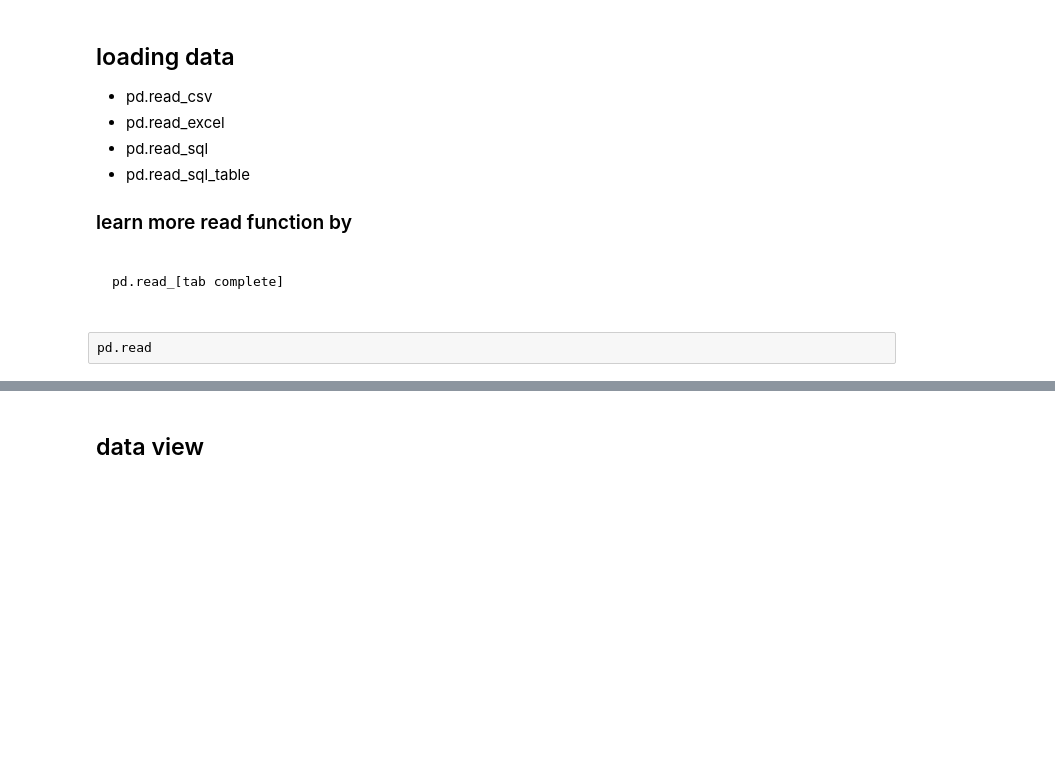
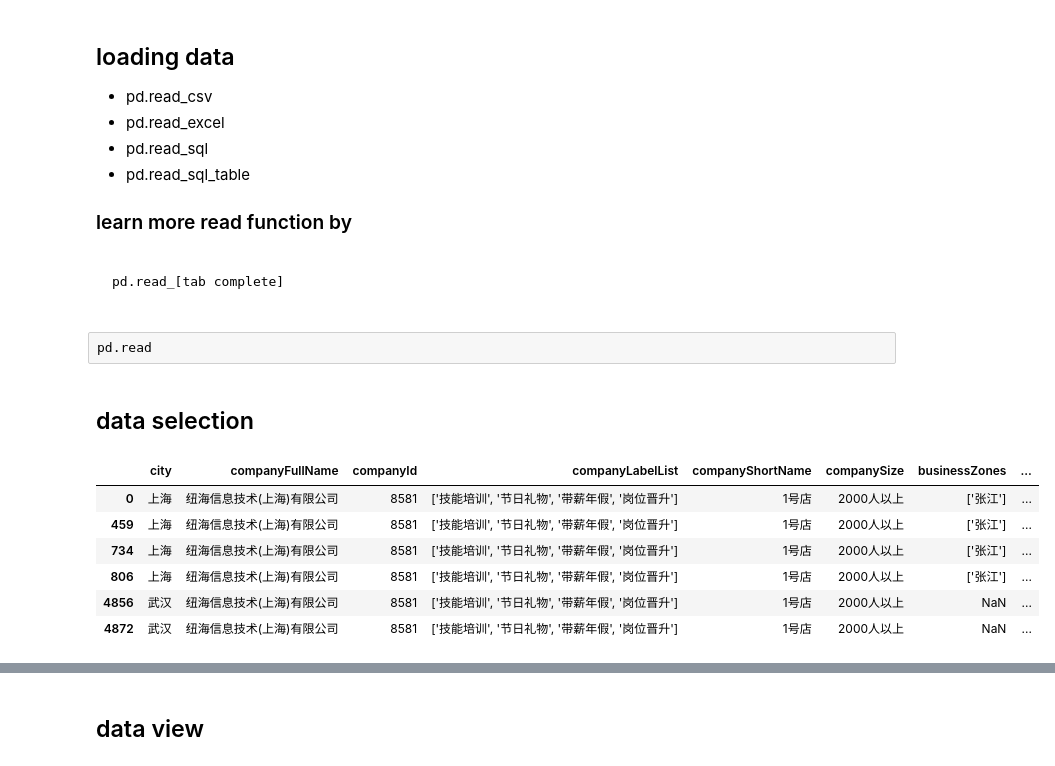
Before and after one commit to tade0726/python_train, a Jupyter notebook: 00.Python and Pandas/12. pandas in action.ipynb, the cells around one changed output, grey strips where cells are left out. Drawn from its saved outputs; the diff is of its cells as text; code cells hidden in the pictures; blank space fills up the shorter version.

Commit message:
add data selection

```diff
--- a/00.Python and Pandas/12. pandas in action.ipynb
+++ b/00.Python and Pandas/12. pandas in action.ipynb
@@ -54,3 +54,5 @@ pd.read_[tab complete]
 pd.read
 # %%
 df = pd.read_csv('DataAnalyst.csv', encoding='gb2312')
+# %% [markdown]
+## data selection
@@ -56,0 +62,11 @@ df = pd.read_csv('DataAnalyst.csv', encoding='gb2312')
+# %%
+# and
+df[cond1 & cond2]
+# %% [output]
+|  | city | companyFullName | companyId | companyLabelList | companyShortName | companySize | businessZones | ... |
+| 0 | 上海 | 纽海信息技术(上海)有限公司 | 8581 | ['技能培训', '节日礼物', '带薪年假', '岗位晋升'] | 1号店 | 2000人以上 | ['张江'] | ... |
+| 459 | 上海 | 纽海信息技术(上海)有限公司 | 8581 | ['技能培训', '节日礼物', '带薪年假', '岗位晋升'] | 1号店 | 2000人以上 | ['张江'] | ... |
+| 734 | 上海 | 纽海信息技术(上海)有限公司 | 8581 | ['技能培训', '节日礼物', '带薪年假', '岗位晋升'] | 1号店 | 2000人以上 | ['张江'] | ... |
+| 806 | 上海 | 纽海信息技术(上海)有限公司 | 8581 | ['技能培训', '节日礼物', '带薪年假', '岗位晋升'] | 1号店 | 2000人以上 | ['张江'] | ... |
+| 4856 | 武汉 | 纽海信息技术(上海)有限公司 | 8581 | ['技能培训', '节日礼物', '带薪年假', '岗位晋升'] | 1号店 | 2000人以上 | NaN | ... |
+| 4872 | 武汉 | 纽海信息技术(上海)有限公司 | 8581 | ['技能培训', '节日礼物', '带薪年假', '岗位晋升'] | 1号店 | 2000人以上 | NaN | ... |
```
Also changed, not shown: parts of 6 cells of this notebook.
